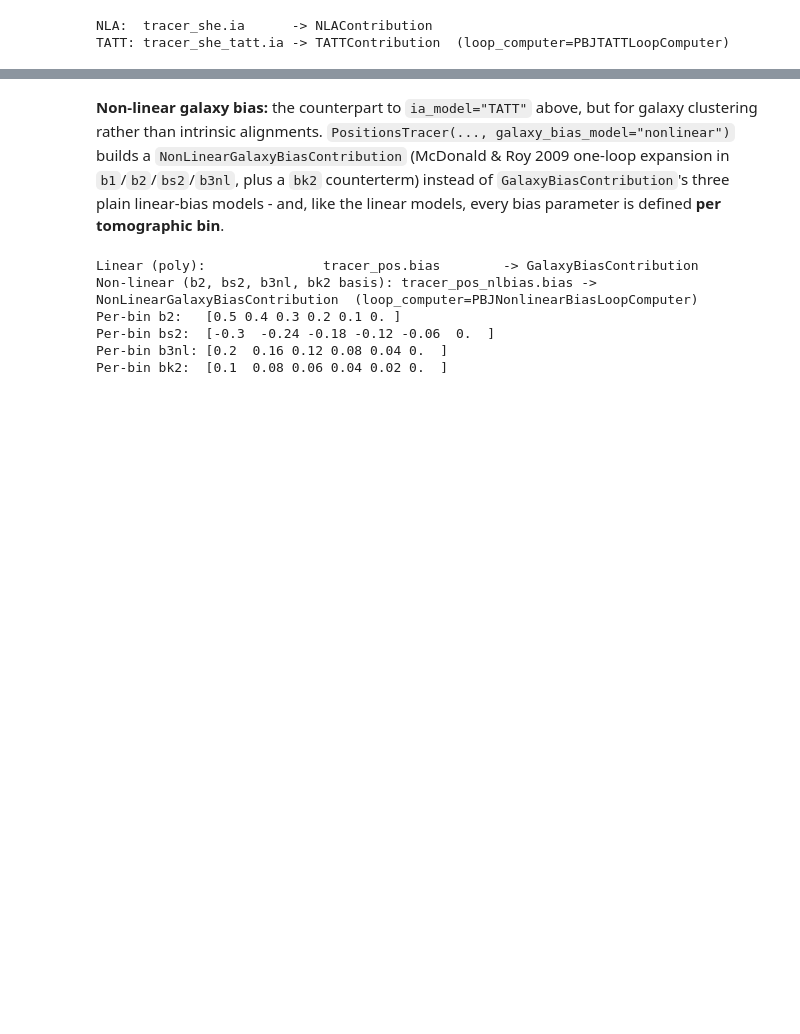
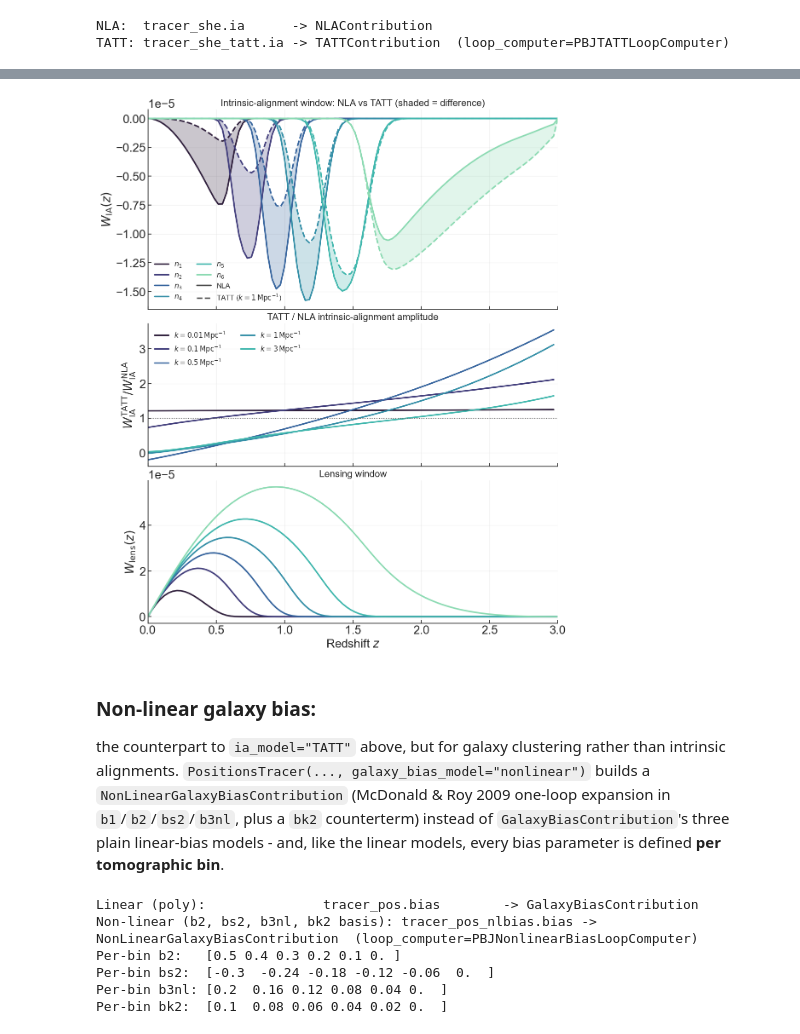
Before and after one commit to cloe-org/playground, a Jupyter notebook: tutorials/observables/photo.ipynb, the cells around one changed output, grey strips where cells are left out. Cells and saved outputs as stored; diff of their text form; code cells hidden in the pictures; blank space fills up the shorter version.

```diff
--- a/tutorials/observables/photo.ipynb
+++ b/tutorials/observables/photo.ipynb
@@ -239,5 +290,73 @@ One-loop terms requested for GI (position-shear pair):    4  ['tatt_A_0_0E', 'ta
+# %%
+z_window = np.asarray(perturbations.z)
+
+# Lensing and NLA windows: the NLA amplitude C1(z) is baked into get_window_IA
+window_lensing = np.asarray(tracer_she.get_window_lensing(z_window))
+window_ia_nla = np.asarray(tracer_she.get_window_IA(z_window))
+
+# TATT: the window is amplitude-free (n_i(z) H/c), the IA amplitude lives in P_dI(k, z), which is
+# scale dependent (one-loop terms). Its effective window at a given k is n_i(z) H/c * P_dI / P_dd.
+# Note: tracer_she_tatt.get_window_IA() would just return the NLA window, it is not what TATT uses.
+k_grid = np.asarray(perturbations.k)
+P_dd = np.asarray(perturbations.matter_power_spectrum(z_window, k_grid))
+P_dI = np.asarray(tracer_she_tatt.get_ia_effective_spectra(zs=z_window)["deltaI"])
+amp_tatt = P_dI / P_dd                                            # effective C1(z, k)
+base_tatt = np.asarray(tracer_she_tatt.ia.compute_kernel(z_window))  # n_i(z) H/c, shape (n_bins, n_z)
+
+def tatt_window(k):
+    return base_tatt * amp_tatt[:, np.argmin(np.abs(k_grid - k))][None, :]
+
+# NLA amplitude per unit kernel (bin independent), to form the TATT/NLA ratio
+amp_nla = window_ia_nla.sum(0) / np.where(base_tatt.sum(0) > 0, base_tatt.sum(0), np.nan)
+
+n_bins = base_tatt.shape[0]
+colors = sns.color_palette("mako", n_bins)
+k_show = 1.0  # Mpc^-1, scale used for the TATT windows in the top panel
+k_list = [0.01, 0.1, 0.5, 1.0, 3.0]  # Mpc^-1, scales used for the ratio panel
+
+fig, axs = plt.subplots(3, 1, figsize=(11, 13), sharex=True, constrained_layout=True,
+                        gridspec_kw={"height_ratios": [1.4, 1, 1]})
+
+# (a) IA windows: NLA (solid) vs TATT at k_show (dashed), shaded where they differ
+w_tatt = tatt_window(k_show)
+for i, color in enumerate(colors):
+    w_nla = window_ia_nla[i]
+    axs[0].plot(z_window, w_nla, color=color, lw=2.5, label=rf"$n_{{{i + 1}}}$")
+    axs[0].plot(z_window, w_tatt[i], color=color, lw=2.5, ls="--")
+    axs[0].fill_between(z_window, w_nla, w_tatt[i], color=color, alpha=0.25, lw=0)
+axs[0].plot([], [], c="0.3", lw=2.5, label="NLA")
+axs[0].plot([], [], c="0.3", lw=2.5, ls="--", label=rf"TATT ($k={k_show:g}\,{{\rm Mpc}}^{{-1}}$)")
+axs[0].set_title("Intrinsic-alignment window: NLA vs TATT (shaded = difference)", fontsize=16)
+axs[0].set_ylabel(r"$W_{\rm IA}(z)$")
+axs[0].legend(ncol=2, frameon=False, fontsize=12, loc="lower left")
+
+# (b) TATT / NLA amplitude ratio: bin independent, but scale dependent
+for k, color in zip(k_list, colors):
+    axs[1].plot(z_window, amp_tatt[:, np.argmin(np.abs(k_grid - k))] / amp_nla,
+                color=color, lw=2.5, label=rf"$k={k:g}\,{{\rm Mpc}}^{{-1}}$")
+axs[1].axhline(1, color="0.4", ls=":", lw=1.5)
+axs[1].set_title("TATT / NLA intrinsic-alignment amplitude", fontsize=16)
+axs[1].set_ylabel(r"$W^{\rm TATT}_{\rm IA}/W^{\rm NLA}_{\rm IA}$")
+axs[1].legend(ncol=2, frameon=False, fontsize=12, loc="upper left")
+
+# (c) lensing window, for scale: IA competes with it at low z
+for i, color in enumerate(colors):
+    axs[2].plot(z_window, window_lensing[i], color=color, lw=2.5)
+axs[2].set_title("Lensing window", fontsize=16)
+axs[2].set_ylabel(r"$W_{\rm lens}(z)$")
+axs[2].set_xlabel(r"Redshift $z$")
+
+for ax in axs:
+    ax.grid(True, alpha=0.25)
+    ax.tick_params(direction="in", which="both")
+    ax.set_xlim(0, 3)
+sns.despine(fig=fig)
+plt.show()
+# %% [output]
+[figure, added]
 # %% [markdown]
-**Non-linear galaxy bias:** the counterpart to `ia_model="TATT"` above, but for galaxy clustering rather than intrinsic alignments. `PositionsTracer(..., galaxy_bias_model="nonlinear")` builds a `NonLinearGalaxyBiasContribution` (McDonald & Roy 2009 one-loop expansion in `b1`/`b2`/`bs2`/`b3nl`, plus a `bk2` counterterm) instead of `GalaxyBiasContribution`'s three plain linear-bias models - and, like the linear models, every bias parameter is defined **per tomographic bin**.
+### **Non-linear galaxy bias:**
+the counterpart to `ia_model="TATT"` above, but for galaxy clustering rather than intrinsic alignments. `PositionsTracer(..., galaxy_bias_model="nonlinear")` builds a `NonLinearGalaxyBiasContribution` (McDonald & Roy 2009 one-loop expansion in `b1`/`b2`/`bs2`/`b3nl`, plus a `bk2` counterterm) instead of `GalaxyBiasContribution`'s three plain linear-bias models - and, like the linear models, every bias parameter is defined **per tomographic bin**.
 # %%
 from cloelib.observables.photo.positions import PBJNonlinearBiasLoopComputer
 
```
Also changed, not shown: parts of 27 cells of this notebook.
